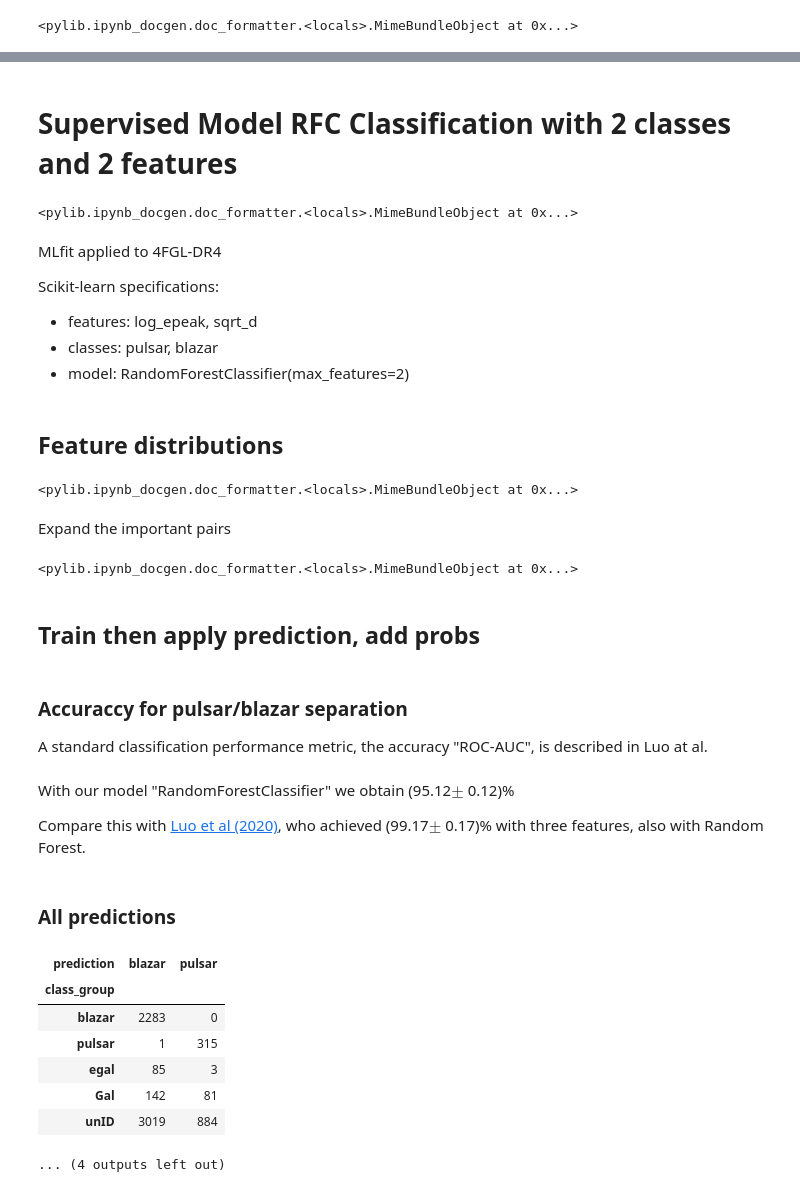
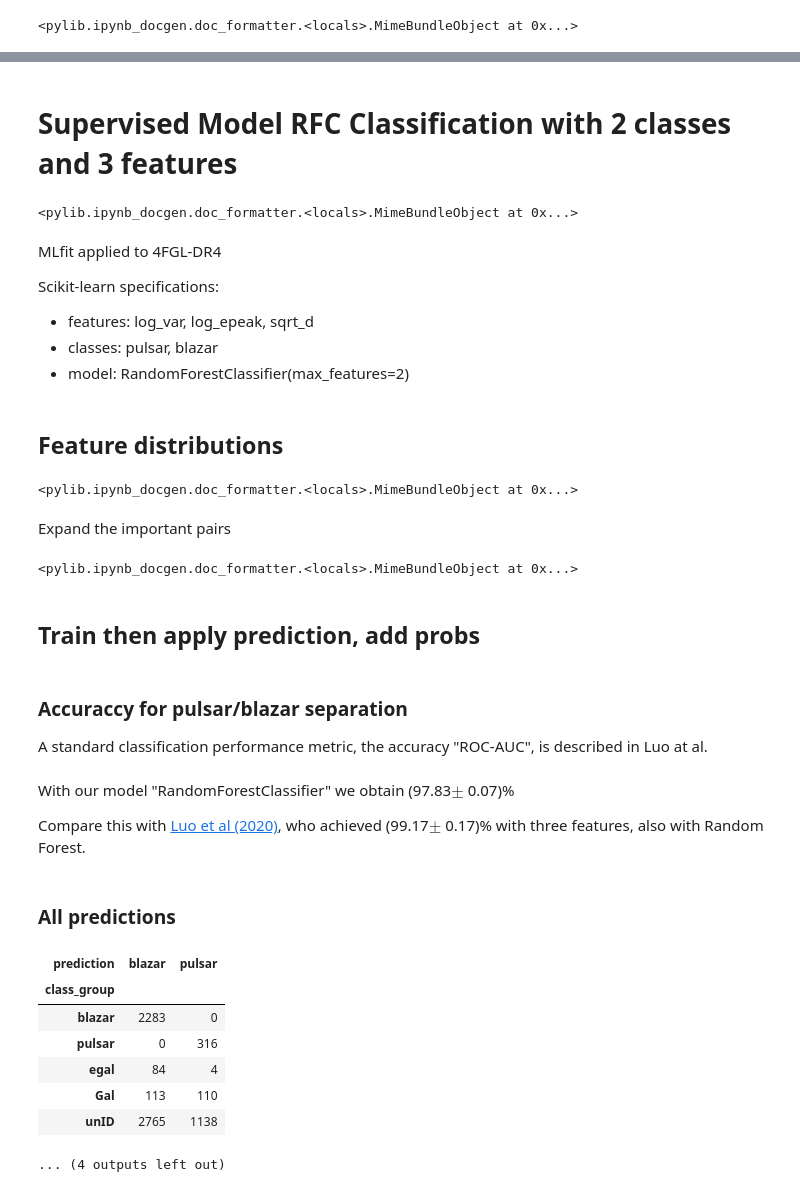
Before and after one commit to tburnett/srcpop_, a Jupyter notebook: ml_design.ipynb, the cells around one changed output, grey strips where cells are left out. Cells and saved outputs as stored; diff of their text form; code cells hidden in the pictures.

```diff
--- a/ml_design.ipynb
+++ b/ml_design.ipynb
@@ -49,34 +47,34 @@ Wrote 6813-record summary, using model RandomForestClassifier(max_features=2), t
 # %%
 if dark_mode:
-    self=doc(nc=2,nf=2);
+    self=doc(nc=2,nf=3);
 # %% [output]
-# Supervised Model RFC Classification with 2 classes and 2 features
+# Supervised Model RFC Classification with 2 classes and 3 features
 <pylib.ipynb_docgen.doc_formatter.<locals>.MimeBundleObject at 0x...>
 MLfit applied to 4FGL-DR4
 
 Scikit-learn specifications:
-* features: log_epeak, sqrt_d
+* features: log_var, log_epeak, sqrt_d
 * classes: pulsar, blazar
 * model: RandomForestClassifier(max_features=2)
 ## Feature distributions
 <pylib.ipynb_docgen.doc_formatter.<locals>.MimeBundleObject at 0x...>
 Expand the important pairs
 <pylib.ipynb_docgen.doc_formatter.<locals>.MimeBundleObject at 0x...>
 ## Train then apply prediction, add probs
 ### Accuraccy for pulsar/blazar separation
 A standard classification performance metric, the accuracy  "ROC-AUC", is described in
 Luo at al.
-With our model "RandomForestClassifier" we obtain (95.12$\pm$ 0.12)%
+With our model "RandomForestClassifier" we obtain (97.83$\pm$ 0.07)%
 
 Compare this with
      [Luo et al (2020)](https://academic.oup.com/mnras/article/492/4/5377/5709930), who achieved
      (99.17$\pm$ 0.17)% with three features, also with Random Forest.
 ### All predictions
 | prediction | blazar | pulsar |
 | class_group |  |  |
 | blazar | 2283 | 0 |
-| pulsar | 1 | 315 |
-| egal | 85 | 3 |
-| Gal | 142 | 81 |
-| unID | 3019 | 884 |
+| pulsar | 0 | 316 |
+| egal | 84 | 4 |
+| Gal | 113 | 110 |
+| unID | 2765 | 1138 |
 ... (4 outputs left out)
```
Also changed, not shown: parts of 4 cells of this notebook, 21 other files.
